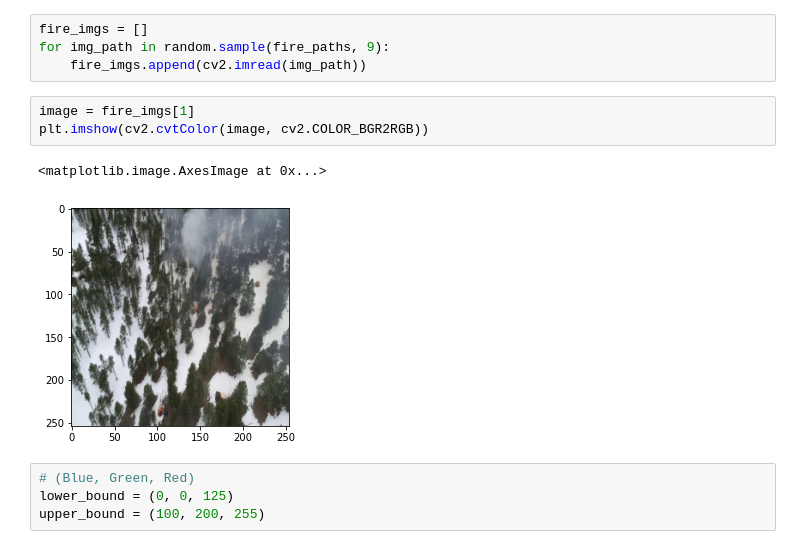
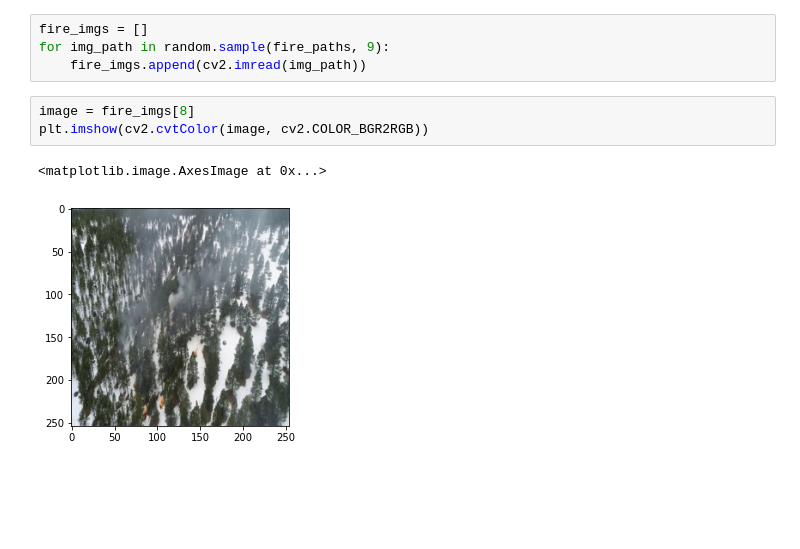
Before and after one commit to AlcobaAI/Detection-Wip, a Jupyter notebook: Labeling.ipynb, the cells around one changed output. Saved outputs shown, nothing was run; the diff lists cells and outputs as text; blank space fills up the shorter version.

```diff
--- a/Labeling.ipynb
+++ b/Labeling.ipynb
@@ -15,12 +19,8 @@ fire_imgs = []
 for img_path in random.sample(fire_paths, 9):
     fire_imgs.append(cv2.imread(img_path))
 # %%
-image = fire_imgs[1]
+image = fire_imgs[8]
 plt.imshow(cv2.cvtColor(image, cv2.COLOR_BGR2RGB))
 # %% [output]
 <matplotlib.image.AxesImage at 0x...>
-[figure, old version]
+[figure, new version]
-# %%
-# (Blue, Green, Red)
-lower_bound = (0, 0, 125)
-upper_bound = (100, 200, 255)
```
Also changed, not shown: parts of 24 cells of this notebook, 2 other files.
